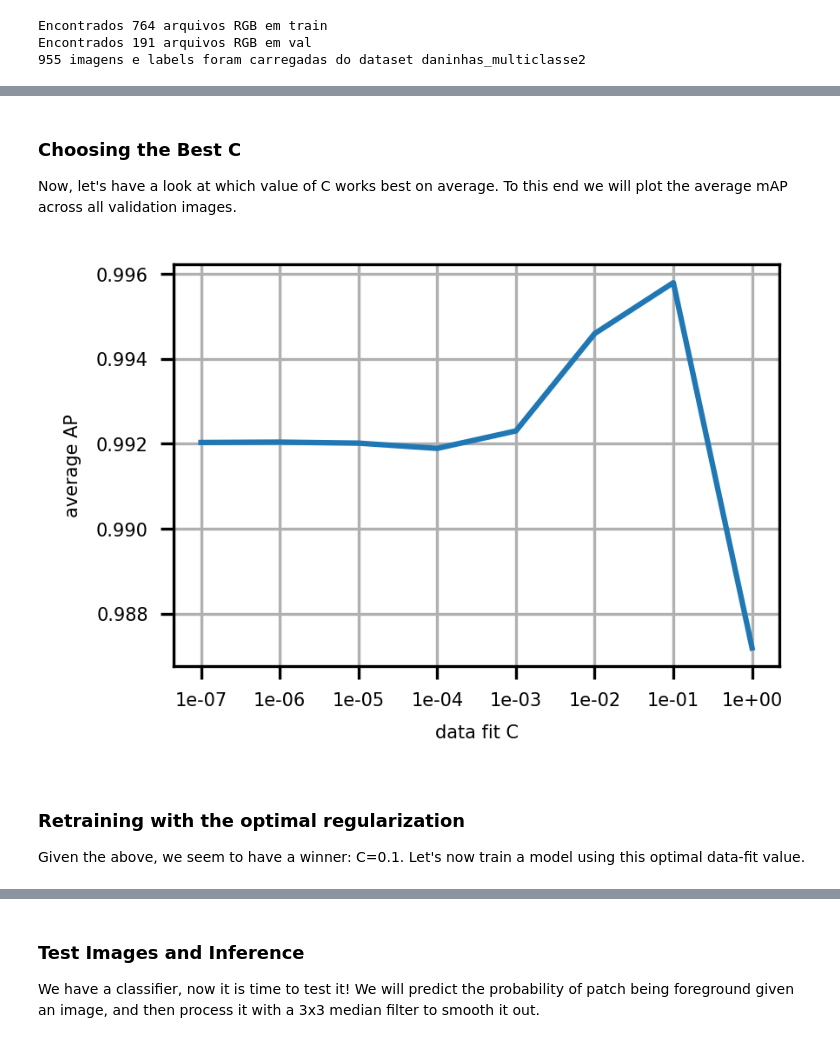
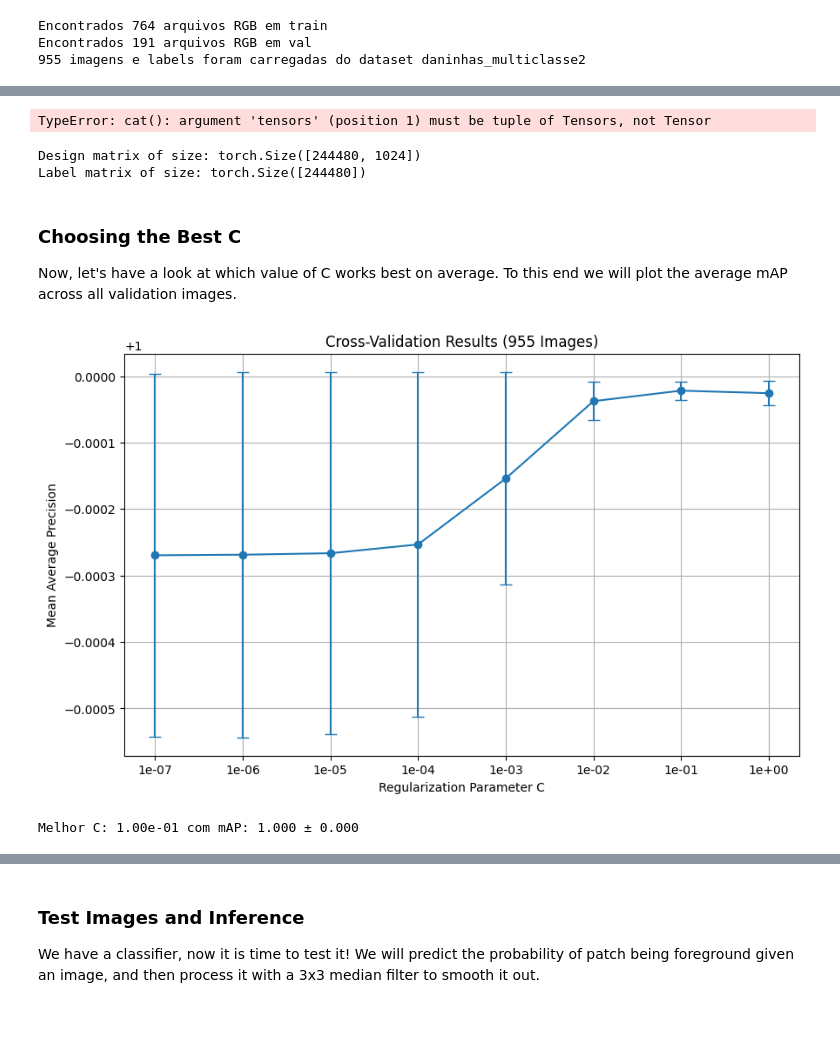
Before and after one commit to wkanashiro/doutorado, a Jupyter notebook: dino-soja/foreground_segmentation_soja.ipynb, the cells around one changed output, grey strips where cells are left out. Drawn from its saved outputs; the diff is of its cells as text; code cells hidden in the pictures.

Commit message:
dinov3: modelo pre-treinado + masks, com inferencia de segmentacao em imagens do diretorio val

```diff
--- a/dino-soja/foreground_segmentation_soja.ipynb
+++ b/dino-soja/foreground_segmentation_soja.ipynb
@@ -260,7 +313,8 @@ def extract_features_and_labels_soja(images, labels, model, n_layers):
                 # Processar label RGB para máscara binária
                 label_processed = process_label_for_soja(labels[i])
                 mask_i_resized = resize_transform(label_processed)
-                mask_i_quantized = patch_quant_filter(mask_i_resized).squeeze().view(-1).detach().cpu()
+                mask_i_quantized = patch_quant_filter(mask_i_resized).squeeze().detach().cpu()
+                mask_i_quantized = mask_i_quantized.view(-1)
 
                 # Normalizar valores para [0,1]
                 mask_i_quantized = mask_i_quantized / 255.0
@@ -280,17 +334,3 @@ def extract_features_and_labels_soja(images, labels, model, n_layers):
                 image_index.append(i * torch.ones(ys[-1].shape))
 
     return xs, ys, image_index
-
-MODEL_TO_NUM_LAYERS = {
-    MODEL_DINOV3_VITS: 12,
-    MODEL_DINOV3_VITSP: 12,
-    MODEL_DINOV3_VITB: 12,
-    MODEL_DINOV3_VITL: 24,
-    MODEL_DINOV3_VITHP: 32,
-    MODEL_DINOV3_VIT7B: 40,
-}
-
-n_layers = MODEL_TO_NUM_LAYERS[MODEL_NAME]
-
-# Usar a nova função de extração
-xs, ys, image_index = extract_features_and_labels_soja(images, labels, model, n_layers)
@@ -582,0 +351,18 @@ training logisitic regression with C=1.00e+00
+# %%
+xs = torch.cat(xs)
+ys = torch.cat(ys)
+image_index = torch.cat(image_index)
+# %% [output]
+TypeError: cat(): argument 'tensors' (position 1) must be tuple of Tensors, not Tensor
+# %%
+# Filtrar patches com labels claros
+idx = (ys < 0.01) | (ys > 0.99)
+xs = xs[idx]
+ys = ys[idx]
+image_index = image_index[idx]
+
+print("Design matrix of size:", xs.shape)
+print("Label matrix of size:", ys.shape)
+# %% [output]
+Design matrix of size: torch.Size([244480, 1024])
+Label matrix of size: torch.Size([244480])
@@ -584,21 +430,23 @@ training logisitic regression with C=1.00e+00
 ### Choosing the Best C
 Now, let's have a look at which value of C works best on average. To this end we will plot the average mAP across all validation images.
 # %%
-plt.figure(figsize=(3, 2), dpi=300)
-plt.rcParams.update({
-    "xtick.labelsize": 5,
-    "ytick.labelsize": 5,
-    "axes.labelsize": 5,
-})
-plt.plot(scores.mean(axis=0))
-plt.xticks(np.arange(len(cs)), ["{:.0e}".format(c) for c in cs])
-plt.xlabel('data fit C')
-plt.ylabel('average AP')
-plt.grid()
+# Plotar apenas média dos folds ao invés de todos os gráficos individuais
+plt.figure(figsize=(10, 6))
+mean_scores = scores.mean(axis=0)
+std_scores = scores.std(axis=0)
+
+plt.errorbar(range(len(cs)), mean_scores, yerr=std_scores, marker='o', capsize=5)
+plt.xticks(range(len(cs)), [f"{c:.0e}" for c in cs])
+plt.xlabel('Regularization Parameter C')
+plt.ylabel('Mean Average Precision')
+plt.title('Cross-Validation Results (955 Images)')
+plt.grid(True)
 plt.show()
+
+# Encontrar melhor C
+best_c_idx = np.argmax(mean_scores)
+best_c = cs[best_c_idx]
+print(f"Melhor C: {best_c:.2e} com mAP: {mean_scores[best_c_idx]:.3f} ± {std_scores[best_c_idx]:.3f}")
 # %% [output]
-[figure, old version]
+[figure, new version]
+Melhor C: 1.00e-01 com mAP: 1.000 ± 0.000
-# %% [markdown]
-### Retraining with the optimal regularization
-Given the above, we seem to have a winner: C=0.1.
-Let's now train a model using this optimal data-fit value.
```
Also changed, not shown: parts of 30 cells of this notebook.
